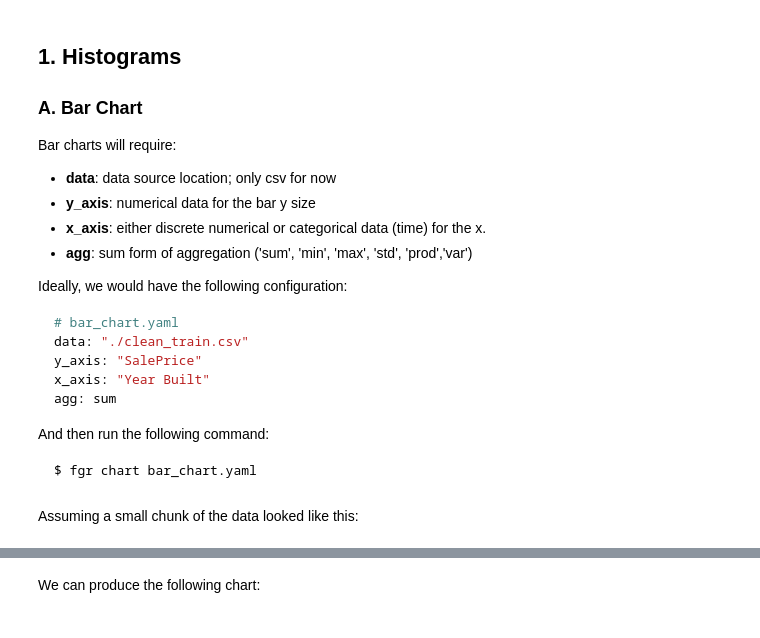
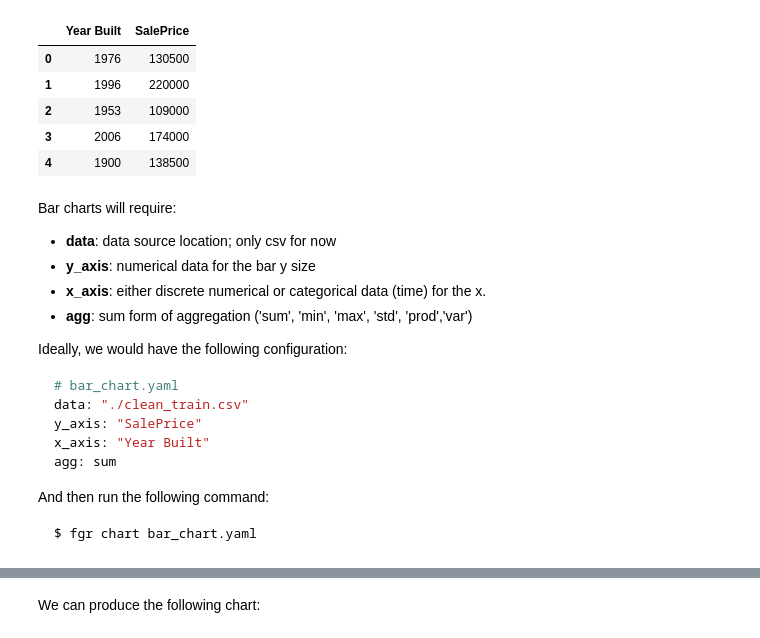
Before and after one commit to rajangdavis/fgr, a Jupyter notebook: jupyter_proofs/fgr v0.0.1.ipynb, the cells around one changed output, grey strips where cells are left out. Cells and saved outputs as stored; diff of their text form; code cells hidden in the pictures.

````diff
--- a/jupyter_proofs/fgr v0.0.1.ipynb
+++ b/jupyter_proofs/fgr v0.0.1.ipynb
@@ -22,8 +54,13 @@ histogram_data = df[["Overall Qual","Overall Cond", "SalePrice","Year Built","Ye
+# %%
+histogram_data[['Year Built', 'SalePrice']].head()
+# %% [output]
+|  | Year Built | SalePrice |
+| 0 | 1976 | 130500 |
+| 1 | 1996 | 220000 |
+| 2 | 1953 | 109000 |
+| 3 | 2006 | 174000 |
+| 4 | 1900 | 138500 |
 # %% [markdown]
-## 1. Histograms
-
-### A. Bar Chart
-
 Bar charts will require:
 
 - **data**: data source location; only csv for now
@@ -46,5 +83,3 @@ And then run the following command:
 ```bash
 $ fgr chart bar_chart.yaml
 ```
-# %% [markdown]
-Assuming a small chunk of the data looked like this:
````
Also changed, not shown: parts of 9 cells of this notebook.
